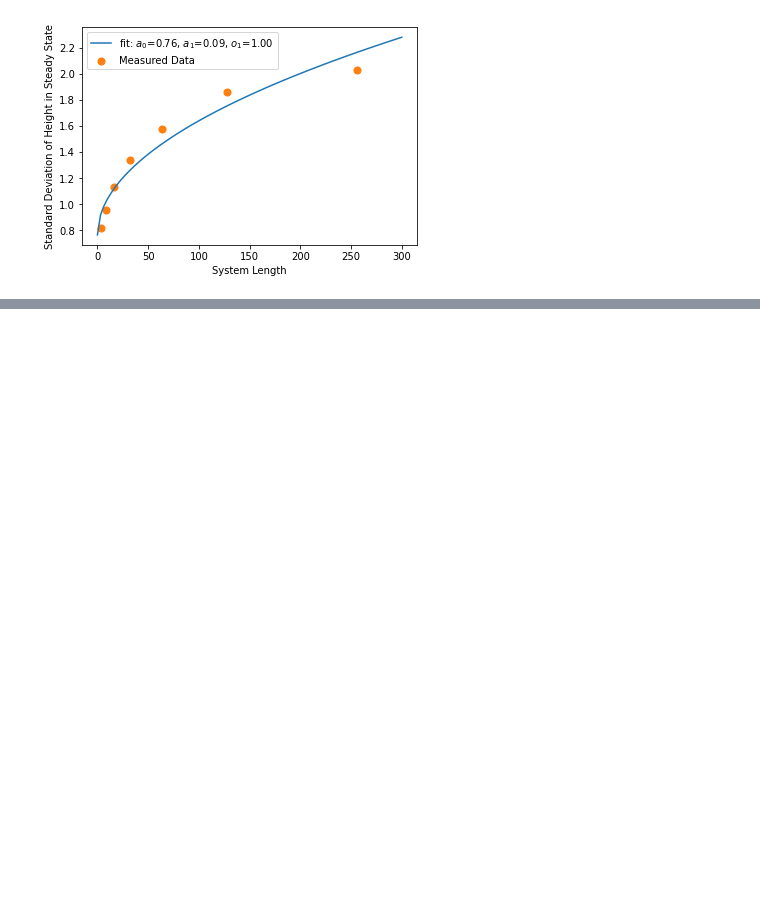
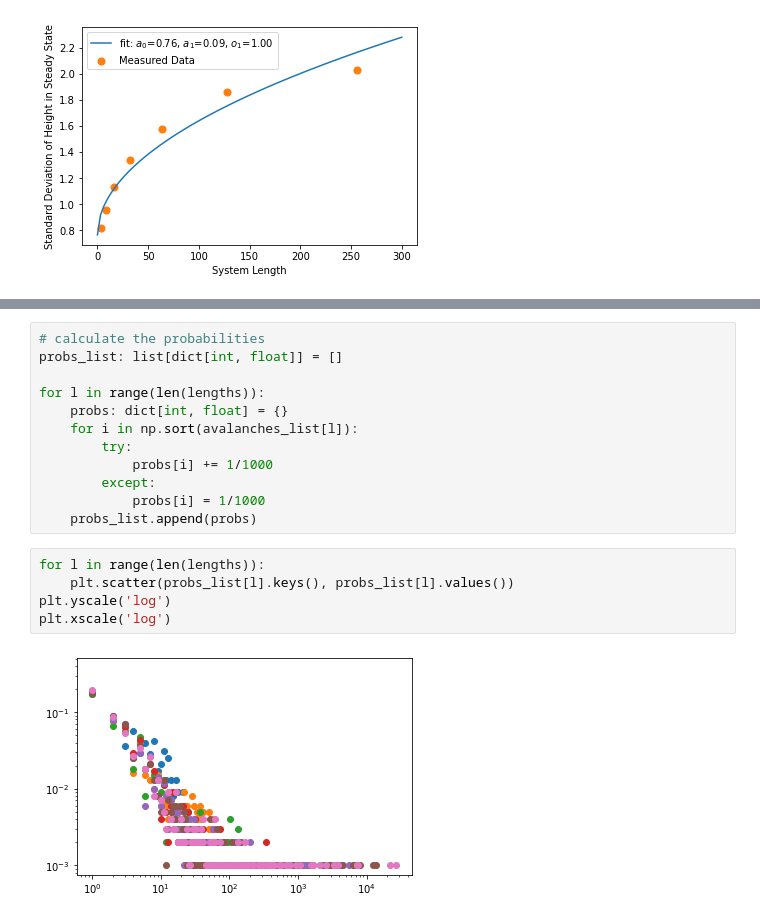
Before and after one commit to bdgrichards/oslo, a Jupyter notebook: oslo.ipynb, the cells around one changed output, grey strips where cells are left out. Saved outputs shown, nothing was run; the diff lists cells and outputs as text; blank space fills up the shorter version.

```diff
--- a/oslo.ipynb
+++ b/oslo.ipynb
@@ -708,0 +872,19 @@ i) if each gradient was independent of every other gradient then by the central
+# %%
+# calculate the probabilities
+probs_list: list[dict[int, float]] = []
+
+for l in range(len(lengths)):
+    probs: dict[int, float] = {}
+    for i in np.sort(avalanches_list[l]):
+        try:
+            probs[i] += 1/1000
+        except:
+            probs[i] = 1/1000
+    probs_list.append(probs)
+# %%
+for l in range(len(lengths)):
+    plt.scatter(probs_list[l].keys(), probs_list[l].values())
+plt.yscale('log')
+plt.xscale('log')
+# %% [output]
+[figure, added]
```
Also changed, not shown: parts of 11 cells of this notebook.
